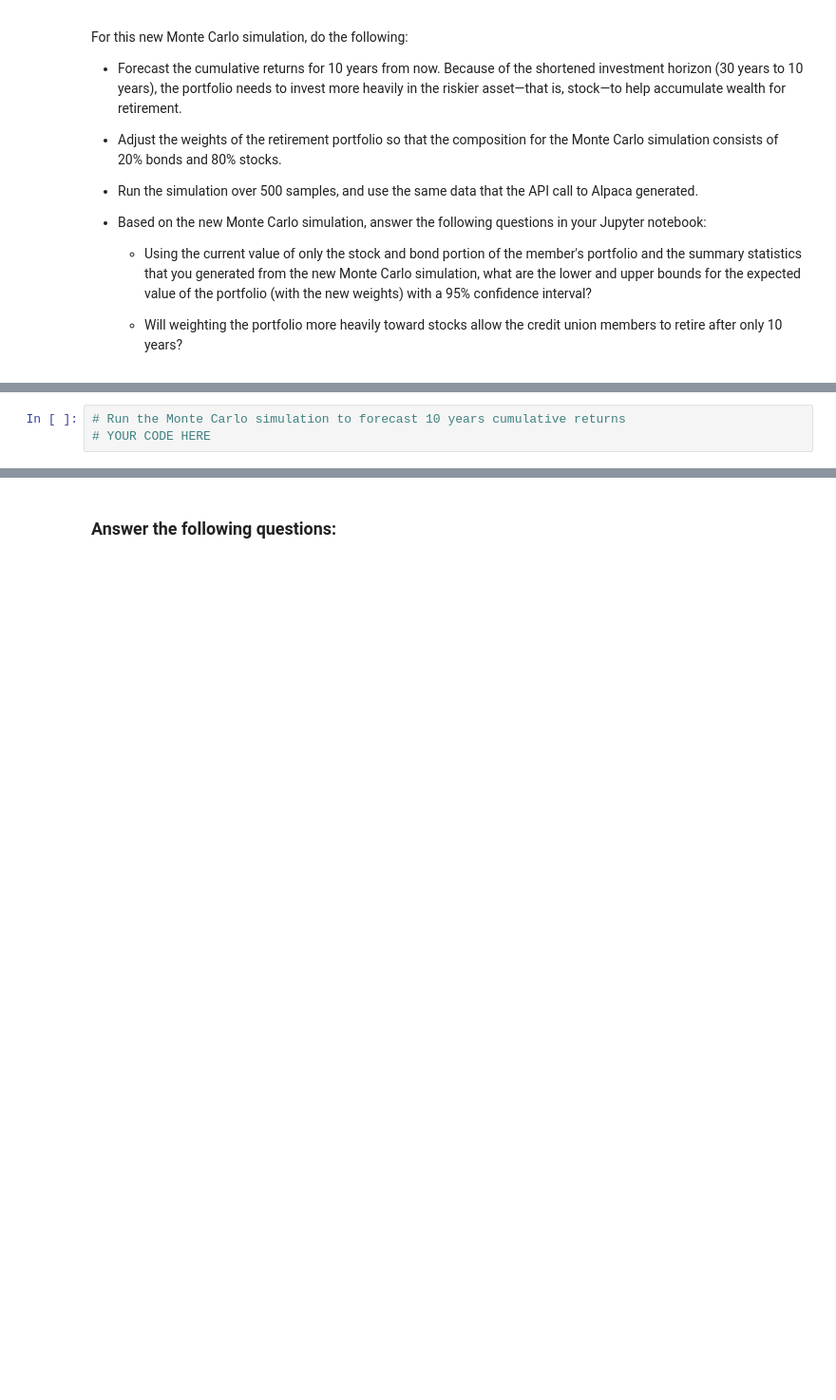
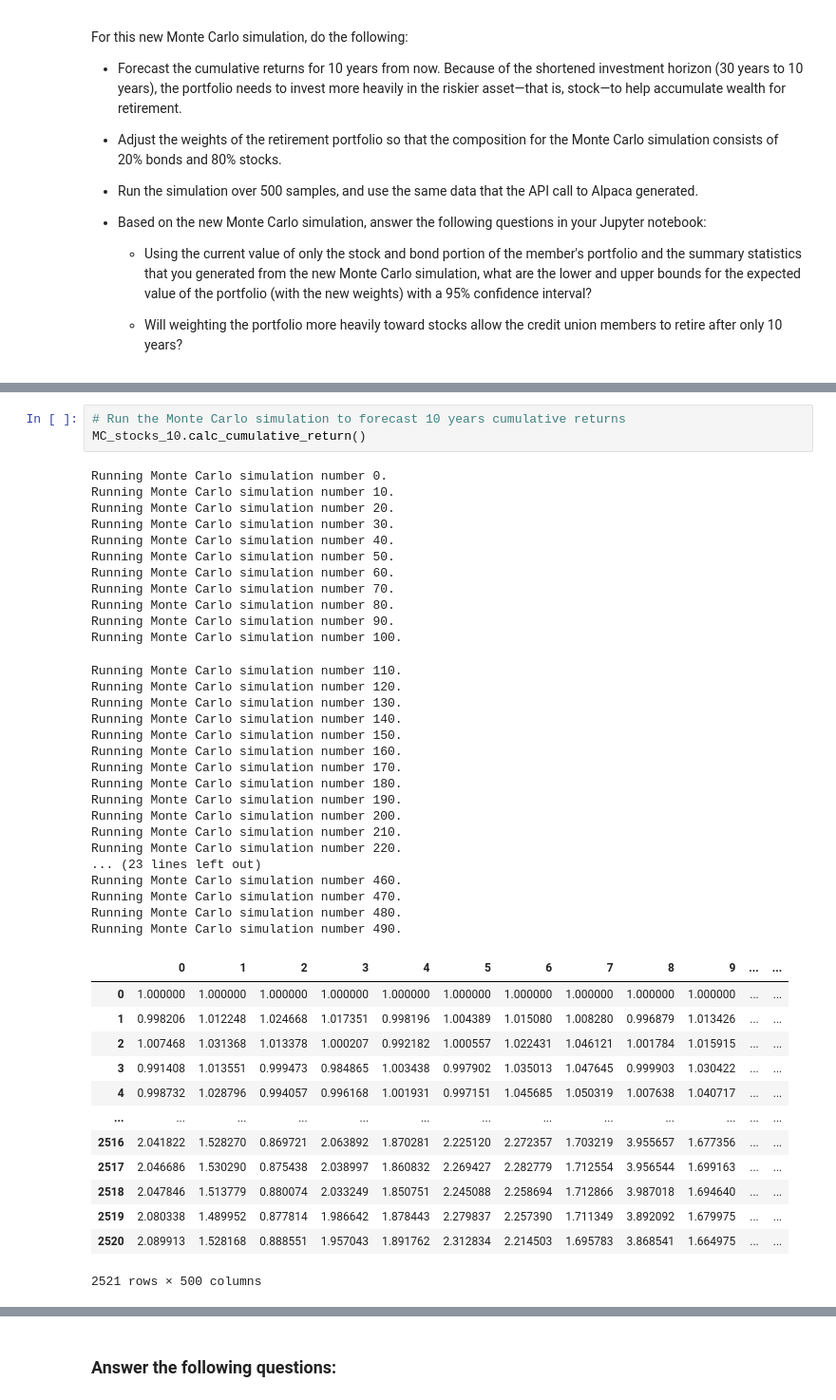
Before and after one commit to NomanZubairi/Financial-Planner, a Jupyter notebook: financial_planning_tools.ipynb, the cells around one changed output, grey strips where cells are left out. Shown at 95% size. Drawn from its saved outputs; the diff is of its cells as text; blank space fills up the shorter version.

Commit message:
Forecasted cumulative returns in 10 years

```diff
--- a/financial_planning_tools.ipynb
+++ b/financial_planning_tools.ipynb
@@ -611,6 +625,48 @@ For this new Monte Carlo simulation, do the following:
 # %%
 # Run the Monte Carlo simulation to forecast 10 years cumulative returns
-# YOUR CODE HERE
+MC_stocks_10.calc_cumulative_return()
+# %% [output]
+Running Monte Carlo simulation number 0.
+Running Monte Carlo simulation number 10.
+Running Monte Carlo simulation number 20.
+Running Monte Carlo simulation number 30.
+Running Monte Carlo simulation number 40.
+Running Monte Carlo simulation number 50.
+Running Monte Carlo simulation number 60.
+Running Monte Carlo simulation number 70.
+Running Monte Carlo simulation number 80.
+Running Monte Carlo simulation number 90.
+Running Monte Carlo simulation number 100.
+Running Monte Carlo simulation number 110.
+Running Monte Carlo simulation number 120.
+Running Monte Carlo simulation number 130.
+Running Monte Carlo simulation number 140.
+Running Monte Carlo simulation number 150.
+Running Monte Carlo simulation number 160.
+Running Monte Carlo simulation number 170.
+Running Monte Carlo simulation number 180.
+Running Monte Carlo simulation number 190.
+Running Monte Carlo simulation number 200.
+Running Monte Carlo simulation number 210.
+Running Monte Carlo simulation number 220.
+... (23 lines left out)
+Running Monte Carlo simulation number 460.
+Running Monte Carlo simulation number 470.
+Running Monte Carlo simulation number 480.
+Running Monte Carlo simulation number 490.
+|  | 0 | 1 | 2 | 3 | 4 | 5 | 6 | 7 | 8 | 9 | ... | ... |
+| 0 | 1.000000 | 1.000000 | 1.000000 | 1.000000 | 1.000000 | 1.000000 | 1.000000 | 1.000000 | 1.000000 | 1.000000 | ... | ... |
+| 1 | 0.998206 | 1.012248 | 1.024668 | 1.017351 | 0.998196 | 1.004389 | 1.015080 | 1.008280 | 0.996879 | 1.013426 | ... | ... |
+| 2 | 1.007468 | 1.031368 | 1.013378 | 1.000207 | 0.992182 | 1.000557 | 1.022431 | 1.046121 | 1.001784 | 1.015915 | ... | ... |
+| 3 | 0.991408 | 1.013551 | 0.999473 | 0.984865 | 1.003438 | 0.997902 | 1.035013 | 1.047645 | 0.999903 | 1.030422 | ... | ... |
+| 4 | 0.998732 | 1.028796 | 0.994057 | 0.996168 | 1.001931 | 0.997151 | 1.045685 | 1.050319 | 1.007638 | 1.040717 | ... | ... |
+| ... | ... | ... | ... | ... | ... | ... | ... | ... | ... | ... | ... | ... |
+| 2516 | 2.041822 | 1.528270 | 0.869721 | 2.063892 | 1.870281 | 2.225120 | 2.272357 | 1.703219 | 3.955657 | 1.677356 | ... | ... |
+| 2517 | 2.046686 | 1.530290 | 0.875438 | 2.038997 | 1.860832 | 2.269427 | 2.282779 | 1.712554 | 3.956544 | 1.699163 | ... | ... |
+| 2518 | 2.047846 | 1.513779 | 0.880074 | 2.033249 | 1.850751 | 2.245088 | 2.258694 | 1.712866 | 3.987018 | 1.694640 | ... | ... |
+| 2519 | 2.080338 | 1.489952 | 0.877814 | 1.986642 | 1.878443 | 2.279837 | 2.257390 | 1.711349 | 3.892092 | 1.679975 | ... | ... |
+| 2520 | 2.089913 | 1.528168 | 0.888551 | 1.957043 | 1.891762 | 2.312834 | 2.214503 | 1.695783 | 3.868541 | 1.664975 | ... | ... |
+2521 rows × 500 columns
 # %%
 # Visualize the 10-year Monte Carlo simulation by creating an
 # overlay line plot
```
Also changed, not shown: parts of 6 cells of this notebook.
